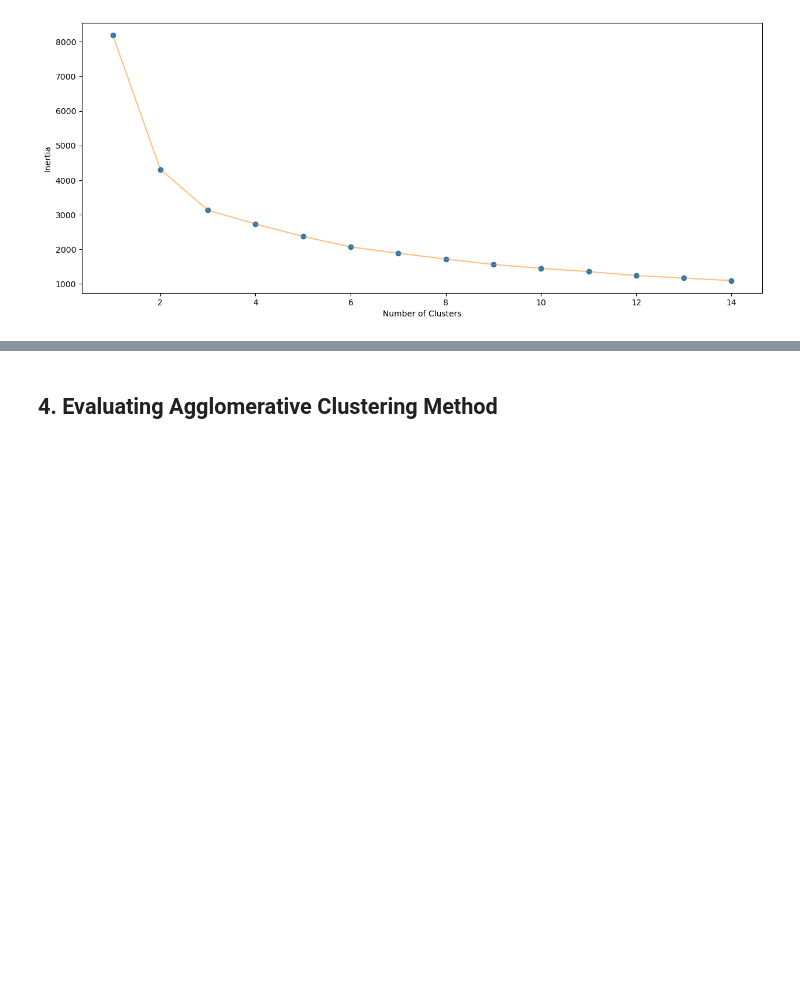
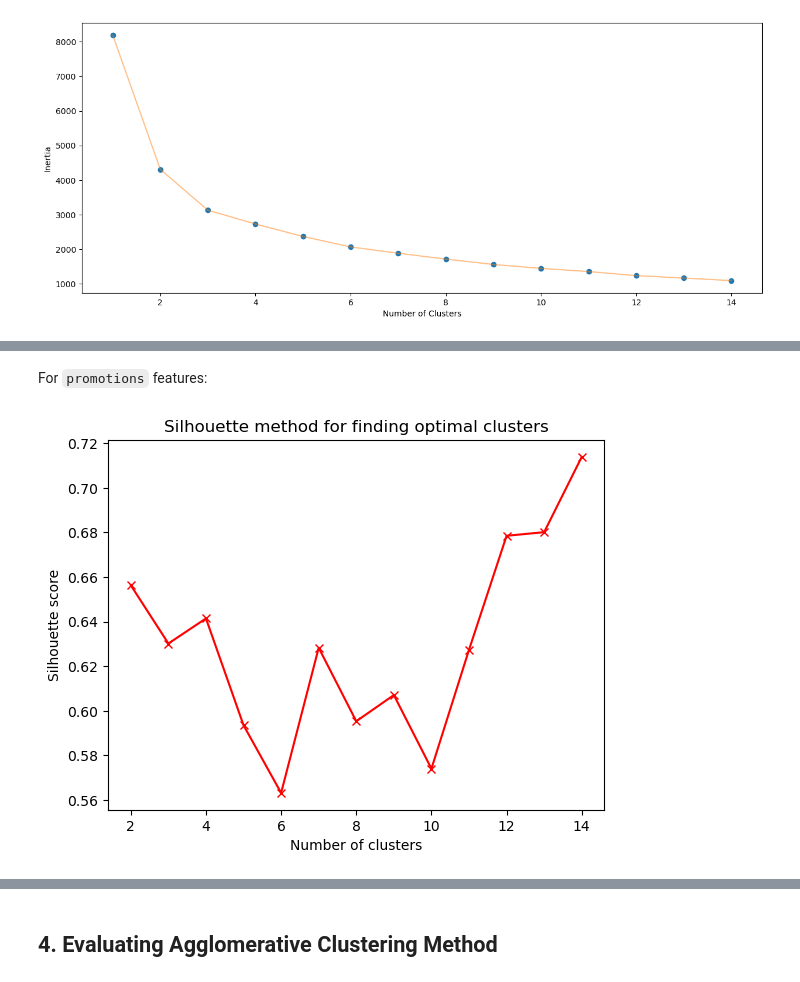
Before and after one commit to marlon-cooh/clustering, a Jupyter notebook: customer_analysis/1-customer_clustering_tunning.ipynb, the cells around one changed output, grey strips where cells are left out. Saved outputs shown, nothing was run; the diff lists cells and outputs as text; code cells hidden in the pictures; blank space fills up the shorter version.

```diff
--- a/customer_analysis/1-customer_clustering_tunning.ipynb
+++ b/customer_analysis/1-customer_clustering_tunning.ipynb
@@ -378,3 +368,7 @@ places_data_standard
 | 2238 | -1.888228 | -0.070883 | -0.365964 |
 | 2239 | 1.099730 | 0.186850 | 0.033375 |
 2240 rows × 3 columns
+# %%
+# Variance for promotions is captured by 4 principal components, up to 83%.
+promotions_data_standard = pd.DataFrame(promotions_scaled, columns=cols_promotions).iloc[:, :4]
+promotions_data_standard
@@ -434,0 +443,6 @@ Silhouette score for K-Means: 0.49
+# %% [markdown]
+For `promotions` features:
+# %%
+fig = cl.silhouette_method(data=promotions_data_standard, cols=promotions_data_standard.columns, n=15)
+# %% [output]
+[figure, added]
```
Also changed, not shown: parts of 26 cells of this notebook.
